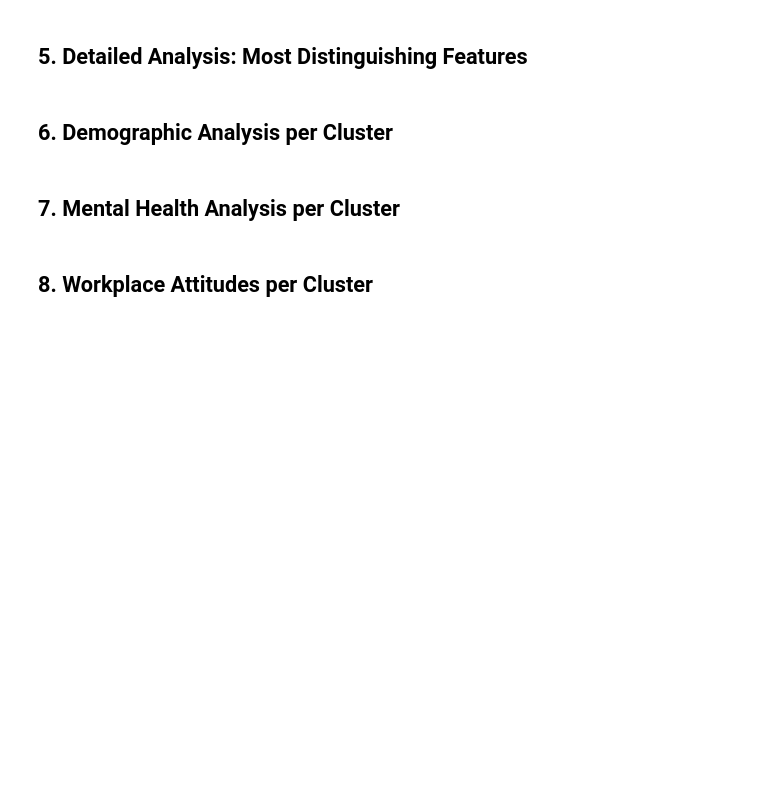
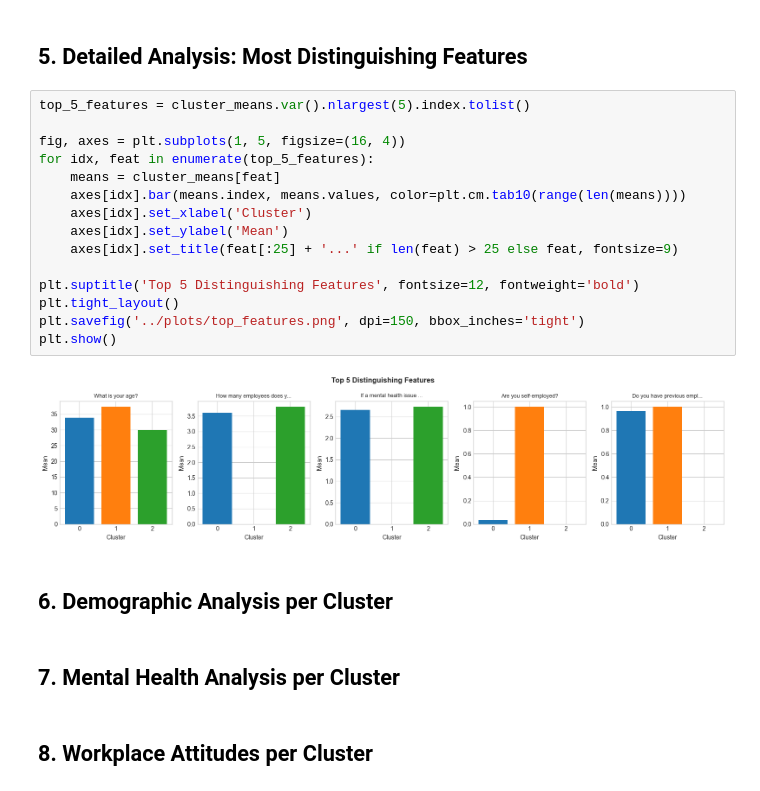
Before and after one commit to svenb23/ML-UL-FE, a Jupyter notebook: Notebooks/04_interpretation.ipynb, the cells around one changed output. Saved outputs shown, nothing was run; the diff lists cells and outputs as text; blank space fills up the shorter version.

```diff
--- a/Notebooks/04_interpretation.ipynb
+++ b/Notebooks/04_interpretation.ipynb
@@ -115,5 +132,22 @@ Other: 4 features
 # %% [markdown]
 ## 5. Detailed Analysis: Most Distinguishing Features
+# %%
+top_5_features = cluster_means.var().nlargest(5).index.tolist()
+
+fig, axes = plt.subplots(1, 5, figsize=(16, 4))
+for idx, feat in enumerate(top_5_features):
+    means = cluster_means[feat]
+    axes[idx].bar(means.index, means.values, color=plt.cm.tab10(range(len(means))))
+    axes[idx].set_xlabel('Cluster')
+    axes[idx].set_ylabel('Mean')
+    axes[idx].set_title(feat[:25] + '...' if len(feat) > 25 else feat, fontsize=9)
+
+plt.suptitle('Top 5 Distinguishing Features', fontsize=12, fontweight='bold')
+plt.tight_layout()
+plt.savefig('../plots/top_features.png', dpi=150, bbox_inches='tight')
+plt.show()
+# %% [output]
+[figure, added]
 # %% [markdown]
 ## 6. Demographic Analysis per Cluster
 # %% [markdown]
```
Also changed, not shown: parts of 1 cell of this notebook, 2 other files.
